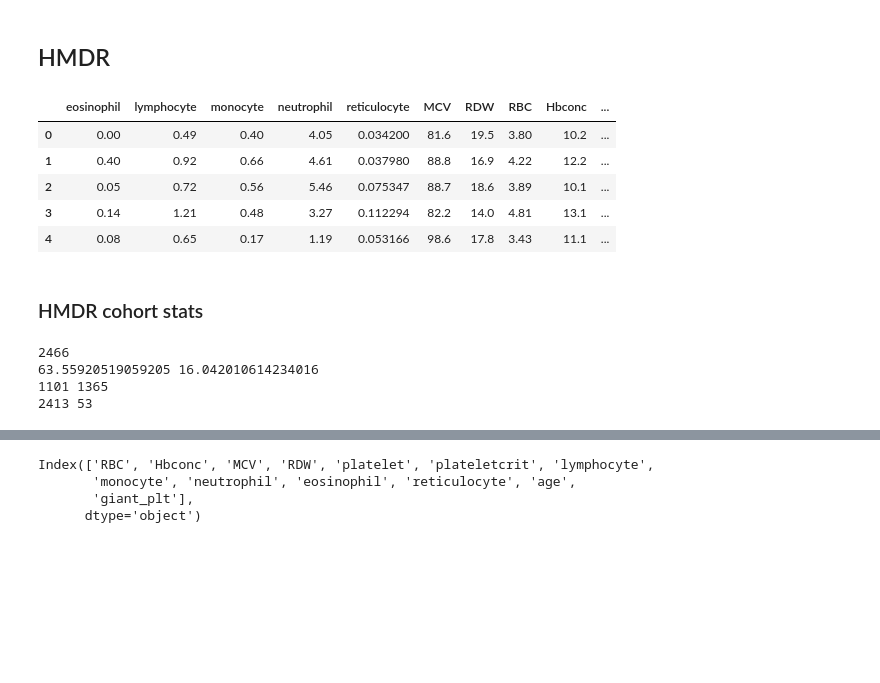
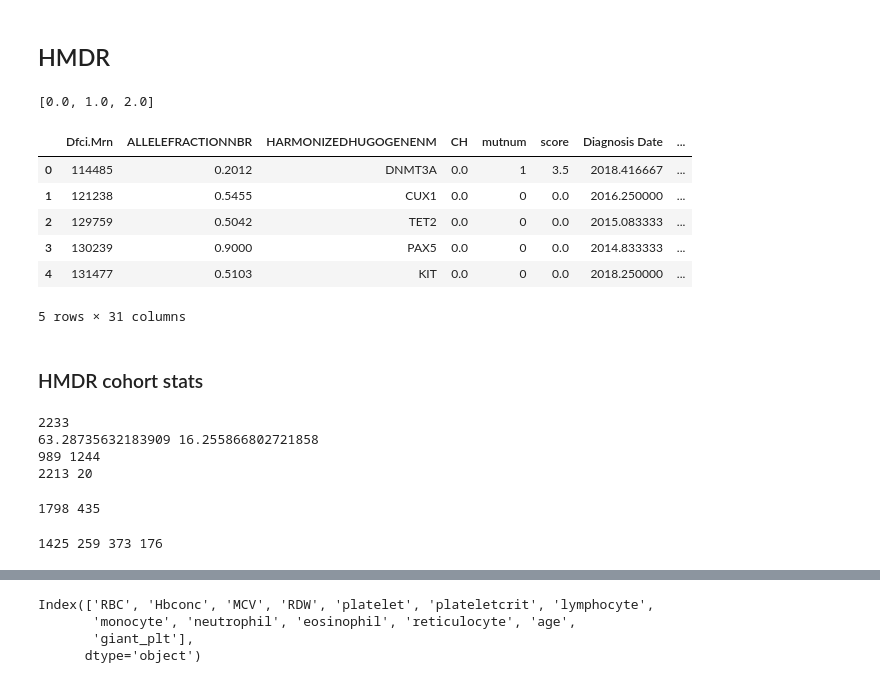
Before and after one commit to rnandi11/PRISM_updated, a Jupyter notebook: notebooks&scripts/Model_Evaluation_Analysis.ipynb, the cells around one changed output, grey strips where cells are left out. Drawn from its saved outputs; the diff is of its cells as text; code cells hidden in the pictures; blank space fills up the shorter version.

```diff
--- a/notebooks&scripts/Model_Evaluation_Analysis.ipynb
+++ b/notebooks&scripts/Model_Evaluation_Analysis.ipynb
@@ -424,17 +1191,31 @@ predicted_class0_df[(predicted_class0_df['CHRS'] > 0)&(predicted_class0_df['MN']
 # %% [markdown]
 ## HMDR ##
+# %%
+# Load the saved model
+import pickle
+with open("models/3class_BRF_giantplt_ASH_latest.pkl", "rb") as f:
+    loaded_package = pickle.load(f)
+
+loaded_model = loaded_package['model']
+loaded_features = loaded_package['features']
+loaded_thresholds = loaded_package['optimal_thresholds']
+loaded_classes = loaded_package['classes']
+print(loaded_classes)
+# %% [output]
+[0.0, 1.0, 2.0]
 # %%
 # Test on validation set
 
-df_HMDR=pd.read_csv("/Users/riyanandi/Desktop/HMDR/HMDR_testdata_3class.csv",index_col=0)
+df_HMDR=pd.read_csv("/Users/riyanandi/Desktop/HMDR/HMDR_testdata_3class_new_2.csv",index_col=0)
 df_HMDR.head()
 # %% [output]
-|  | eosinophil | lymphocyte | monocyte | neutrophil | reticulocyte | MCV | RDW | RBC | Hbconc | ... |
-| 0 | 0.00 | 0.49 | 0.40 | 4.05 | 0.034200 | 81.6 | 19.5 | 3.80 | 10.2 | ... |
-| 1 | 0.40 | 0.92 | 0.66 | 4.61 | 0.037980 | 88.8 | 16.9 | 4.22 | 12.2 | ... |
-| 2 | 0.05 | 0.72 | 0.56 | 5.46 | 0.075347 | 88.7 | 18.6 | 3.89 | 10.1 | ... |
-| 3 | 0.14 | 1.21 | 0.48 | 3.27 | 0.112294 | 82.2 | 14.0 | 4.81 | 13.1 | ... |
-| 4 | 0.08 | 0.65 | 0.17 | 1.19 | 0.053166 | 98.6 | 17.8 | 3.43 | 11.1 | ... |
+|  | Dfci.Mrn | ALLELEFRACTIONNBR | HARMONIZEDHUGOGENENM | CH | mutnum | score | Diagnosis Date | ... |
+| 0 | 114485 | 0.2012 | DNMT3A | 0.0 | 1 | 3.5 | 2018.416667 | ... |
+| 1 | 121238 | 0.5455 | CUX1 | 0.0 | 0 | 0.0 | 2016.250000 | ... |
+| 2 | 129759 | 0.5042 | TET2 | 0.0 | 0 | 0.0 | 2015.083333 | ... |
+| 3 | 130239 | 0.9000 | PAX5 | 0.0 | 0 | 0.0 | 2014.833333 | ... |
+| 4 | 131477 | 0.5103 | KIT | 0.0 | 0 | 0.0 | 2018.250000 | ... |
+5 rows × 31 columns
 # %% [markdown]
 ### HMDR cohort stats ###
 # %%
@@ -443,9 +1224,18 @@ print(df_HMDR['age'].mean(),df_HMDR['age'].std())
 print((df_HMDR['sex']==1).sum(),(df_HMDR['sex']==0).sum())
 print((df_HMDR['MN']==0).sum(),(df_HMDR['MN']==1).sum())
 # %% [output]
-2466
-63.55920519059205 16.042010614234016
-1101 1365
-2413 53
+2233
+63.28735632183909 16.255866802721858
+989 1244
+2213 20
+# %%
+print((df_HMDR['score']<=4).sum(),(df_HMDR['score']>4).sum())
+# %% [output]
+1798 435
+# %%
+print((df_HMDR['CHRS']==0).sum(),((df_HMDR['CHRS']>0)&(df_HMDR['CHRS']<=9.5)).sum(),
+      ((df_HMDR['CHRS']>9.5)&(df_HMDR['CHRS']<12.5)).sum(),(df_HMDR['CHRS']>=12.5).sum())
+# %% [output]
+1425 259 373 176
 # %%
 # Define conditions
```
Also changed, not shown: parts of 101 cells of this notebook, 13 other files.
